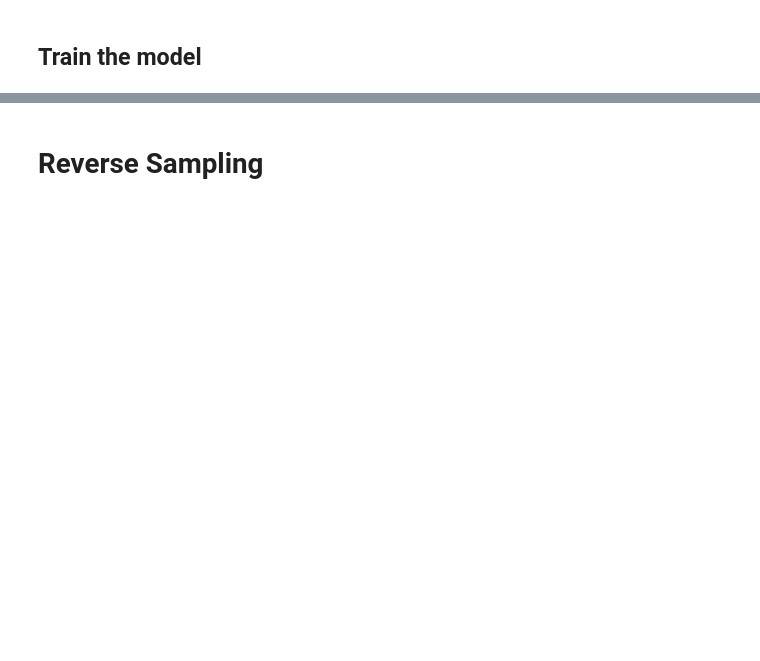
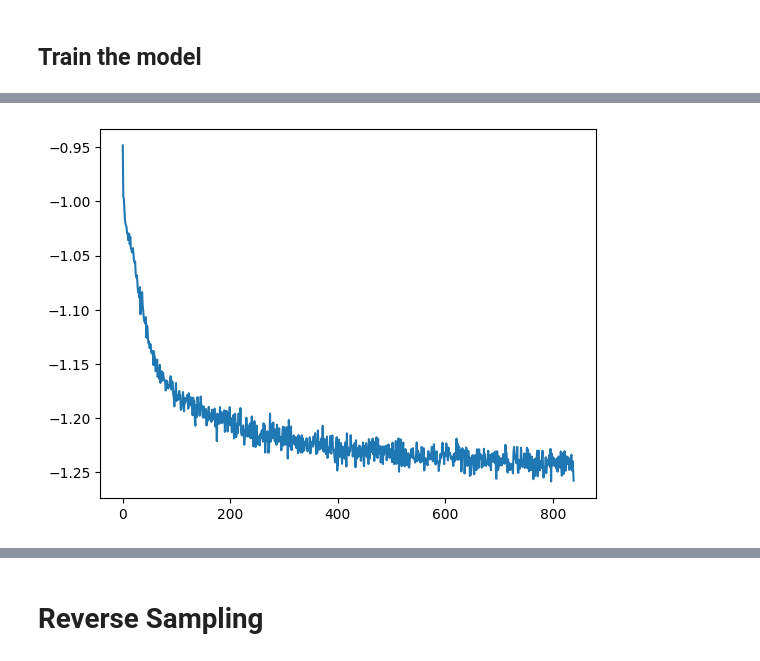
Before and after one commit to darioShar/PDMP, a Jupyter notebook: experiments_and_tracking.ipynb, the cells around one changed output, grey strips where cells are left out. Cells and saved outputs as stored; diff of their text form; code cells hidden in the pictures; blank space fills up the shorter version.

Commit message:
changes to introduce evaluation metrics

```diff
--- a/experiments_and_tracking.ipynb
+++ b/experiments_and_tracking.ipynb
@@ -153,5 +176,16 @@ gen_model = Gen.GenerationManager(model, pdmp, data)
 # %% [output]
 0
+# %%
+# can use this to load a model and optimizer
+
+MODEL_PATH = 'models/model.pt'
+EVAL_PATH = 'models/eval_model.pt'
+
+manager.load(MODEL_PATH)
+manager.load_eval_metrics(EVAL_PATH)
+#chpt = torch.load(MODEL_PATH)
+#model.load_state_dict(chpt['model'])
+#optimizer.load_state_dict(chpt['optimizer'])
 # %% [markdown]
 ## Look at the noised data
 # %%
@@ -322,0 +254,6 @@ torch.save(checkpoint, MODEL_PATH)
+# %%
+for i in range(0, 100, 5):
+    manager.train(nepochs = 5, print_progression=False)
+    manager.evaluate()
+manager.save('models/model.pt')
+manager.save_eval_metrics('models/eval_model.pt')
@@ -322,0 +294,4 @@ torch.save(checkpoint, MODEL_PATH)
+# %%
+manager.display_evals('losses_batch', log_scale=False)
+# %% [output]
+[figure, added]
```
Also changed, not shown: parts of 22 cells of this notebook, 15 other files.
